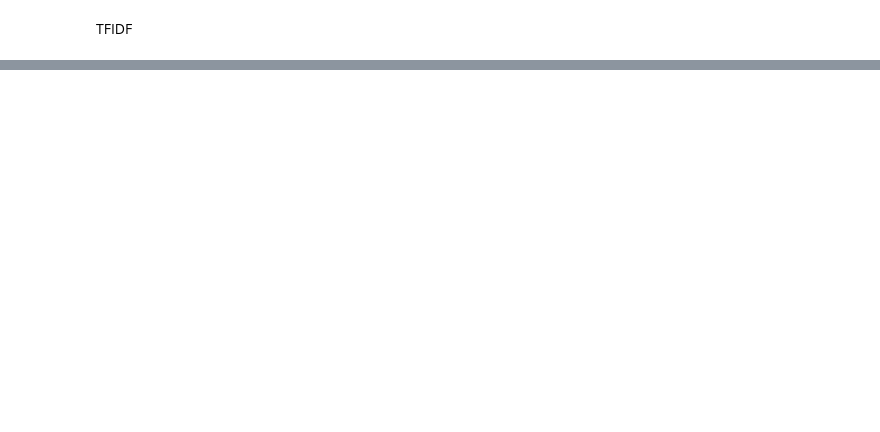
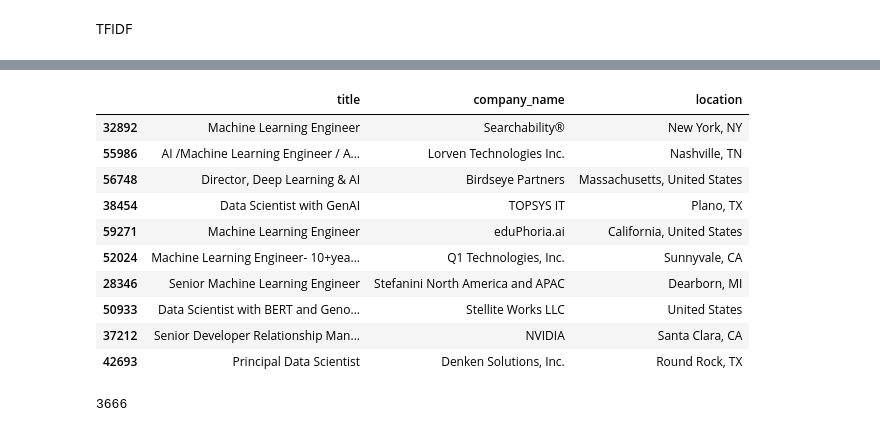
Before and after one commit to Naman21036/JobLens-Skill-Gap-Analysis-Platform, a Jupyter notebook: notebooks/eda_2_postings.ipynb, the cells around one changed output, grey strips where cells are left out. Saved outputs shown, nothing was run; the diff lists cells and outputs as text; code cells hidden in the pictures; blank space fills up the shorter version.

Commit message:
Got my search job feature in project

```diff
--- a/notebooks/eda_2_postings.ipynb
+++ b/notebooks/eda_2_postings.ipynb
@@ -18,12 +29,25 @@ TFIDF
+# %%
+import ast
+
+def parse_tokens(x):
+    try:
+        return ast.literal_eval(x)
+    except:
+        return []
+
+
+df["tokens"] = df["tokens"].apply(parse_tokens)
 # %%
 from sklearn.feature_extraction.text import TfidfVectorizer
-df["text"] = df["tokens"].apply(lambda x: " ".join(x))
+df["text"] = df["tokens"].apply(lambda tokens: " ".join(tokens))
+
 
 vectorizer = TfidfVectorizer(
     max_features=10000,
-    min_df=5,
-    max_df=0.8,
-    ngram_range=(1,2)
+    min_df=2,
+    max_df=0.98,
+    ngram_range=(1,2),
+    stop_words=None
 )
 
 X_tfidf = vectorizer.fit_transform(df["text"])
@@ -34,0 +124,7 @@ KeyboardInterrupt:
+# %%
+from sklearn.cluster import MiniBatchKMeans
+
+kmeans = MiniBatchKMeans(n_clusters=20, random_state=42)
+
+df["cluster"] = kmeans.fit_predict(X_tfidf)
+df.groupby("cluster")["title"].head(5)
@@ -34,0 +144,35 @@ KeyboardInterrupt:
+# %%
+def search_jobs(query, top_n=10):
+
+    q_vec = vectorizer.transform([query])
+    scores = cosine_similarity(q_vec, X_tfidf)[0]
+
+    top = scores.argsort()[-top_n:][::-1]
+
+    return df.iloc[top][["title","company_name","location"]]
+# %%
+search_jobs("marketing real estate coordinator")
+search_jobs("software engineer python")
+search_jobs("data scientist machine learning")
+# %% [output]
+|  | title | company_name | location |
+| 32892 | Machine Learning Engineer | Searchability® | New York, NY |
+| 55986 | AI /Machine Learning Engineer / A... | Lorven Technologies Inc. | Nashville, TN |
+| 56748 | Director, Deep Learning & AI | Birdseye Partners | Massachusetts, United States |
+| 38454 | Data Scientist with GenAI | TOPSYS IT | Plano, TX |
+| 59271 | Machine Learning Engineer | eduPhoria.ai | California, United States |
+| 52024 | Machine Learning Engineer- 10+yea... | Q1 Technologies, Inc. | Sunnyvale, CA |
+| 28346 | Senior Machine Learning Engineer | Stefanini North America and APAC | Dearborn, MI |
+| 50933 | Data Scientist with BERT and Geno... | Stellite Works LLC | United States |
+| 37212 | Senior Developer Relationship Man... | NVIDIA | Santa Clara, CA |
+| 42693 | Principal Data Scientist | Denken Solutions, Inc. | Round Rock, TX |
+# %%
+skill_vocab = set()
+
+for i in range(1000):
+    for w,_ in get_job_profile(i, 10):
+        skill_vocab.add(w)
+
+len(skill_vocab)
+# %% [output]
+3666
```
Also changed, not shown: parts of 11 cells of this notebook.
